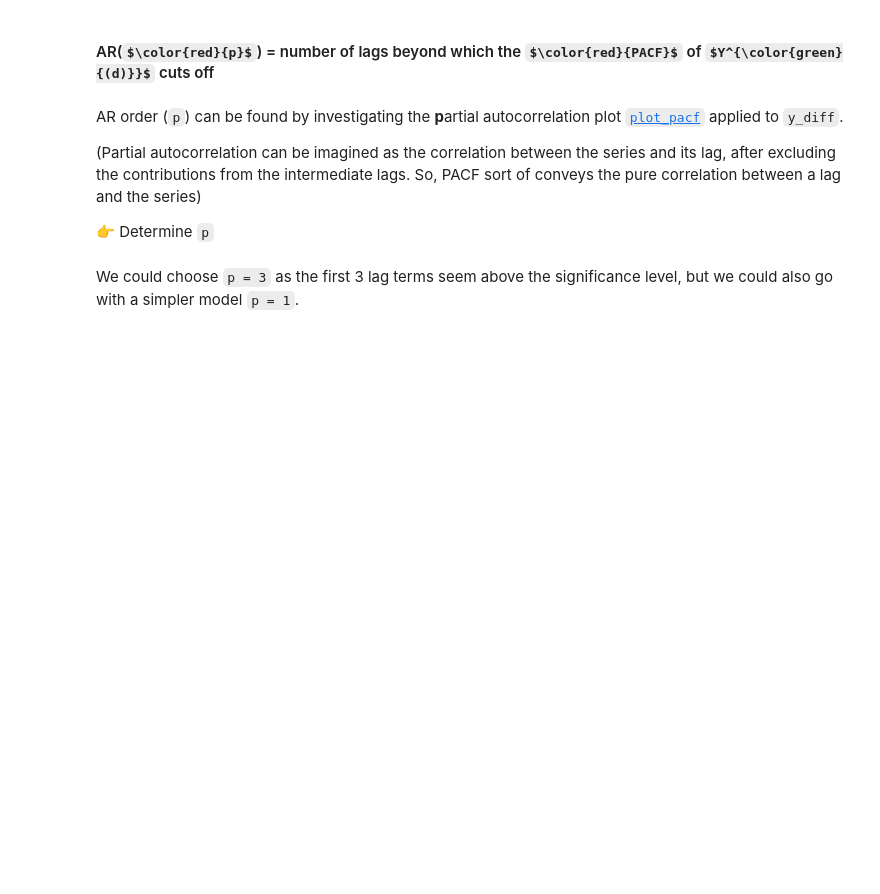
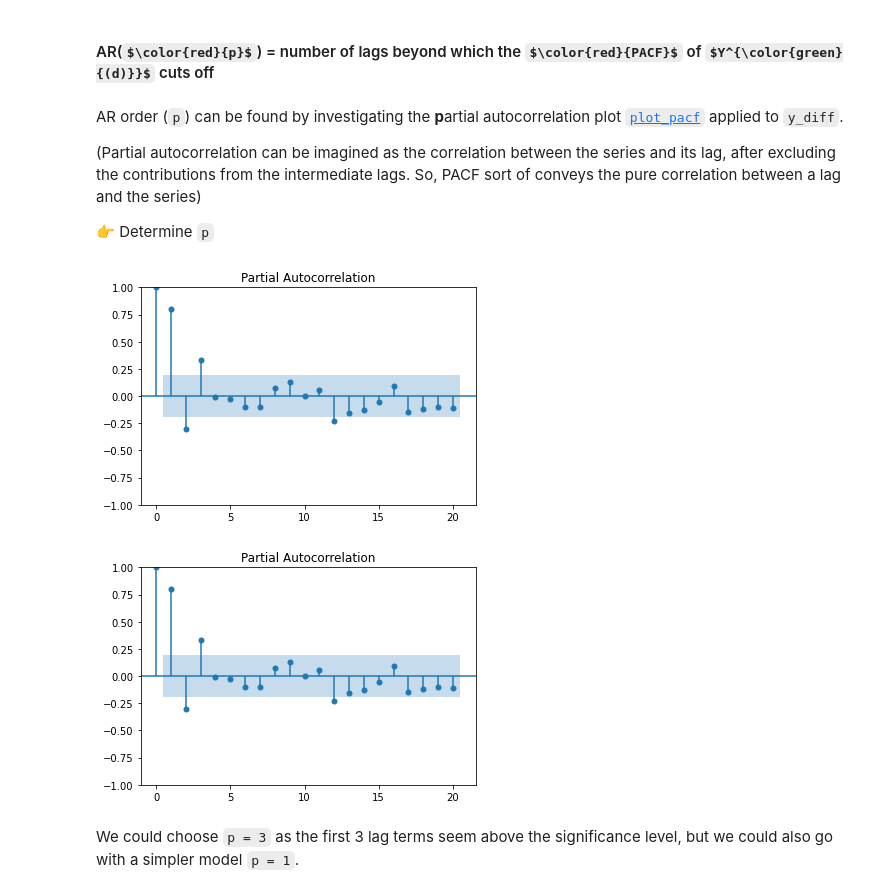
Before and after one commit to diego-faria-br/data-arima, a Jupyter notebook: arima.ipynb, the cells around one changed output. Drawn from its saved outputs; the diff is of its cells as text; code cells hidden in the pictures; some formulas as TeX source; blank space fills up the shorter version.

```diff
--- a/arima.ipynb
+++ b/arima.ipynb
@@ -101,3 +125,8 @@ AR order (`p`) can be found by investigating the **p**artial autocorrelation plo
+# %%
+plot_pacf(y_diff)
+# %% [output]
+[figure, added]
+[figure, added]
 # %% [markdown]
 We could choose `p = 3` as the first 3 lag terms seem above the significance level, but we could also go with a simpler model `p = 1`.
 # %% [markdown]
```
Also changed, not shown: parts of 39 cells of this notebook.
